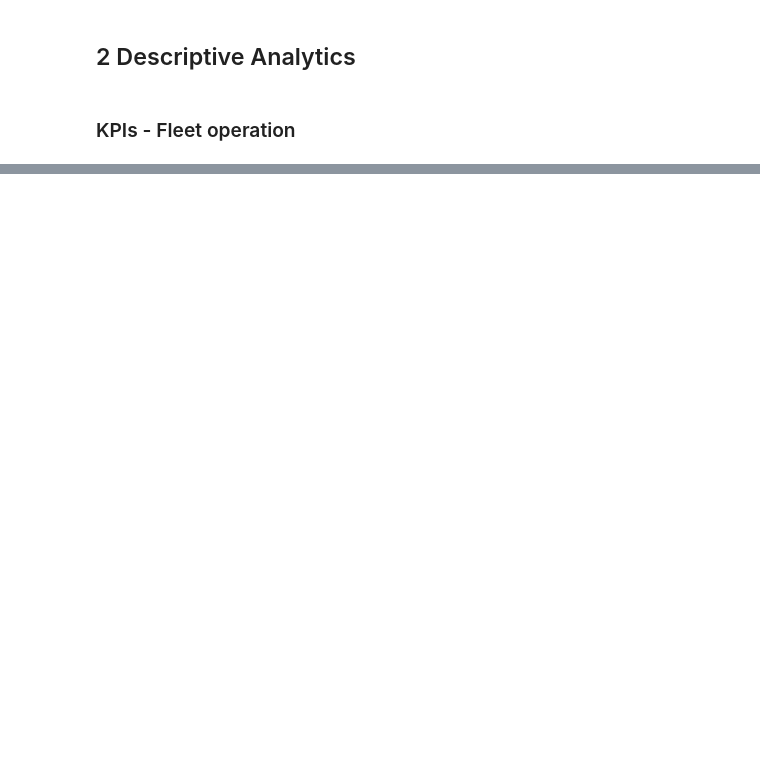
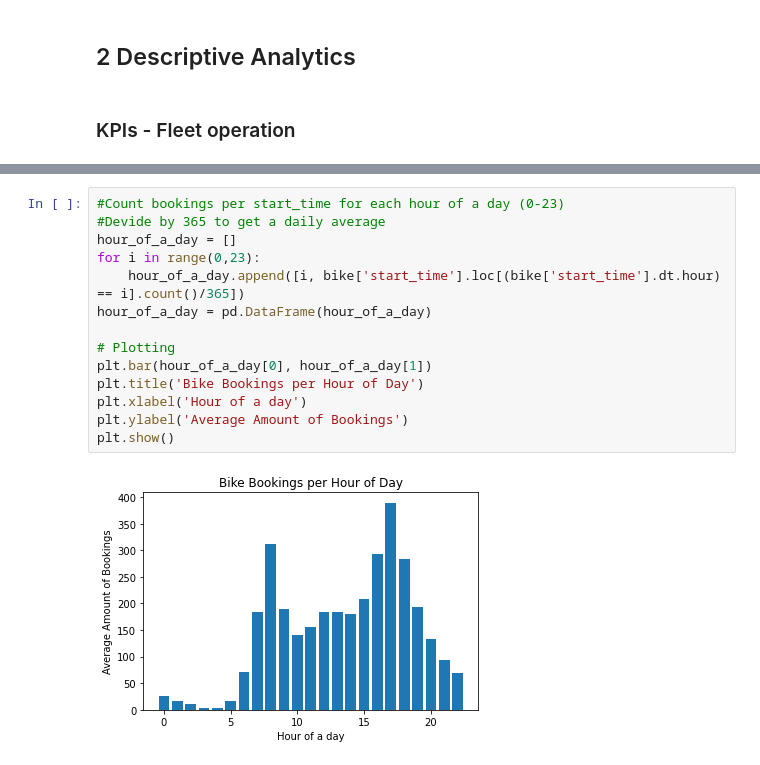
Before and after one commit to MoritzWagner13/Machine-Learning, a Jupyter notebook: Code.ipynb, the cells around one changed output, grey strips where cells are left out. Cells and saved outputs as stored; diff of their text form; blank space fills up the shorter version.

```diff
--- a/Code.ipynb
+++ b/Code.ipynb
@@ -420,0 +423,16 @@ bike.groupby(bike["start_time"].rename('Date').dt.date).size().plot.bar()
+# %%
+#Count bookings per start_time for each hour of a day (0-23)
+#Devide by 365 to get a daily average
+hour_of_a_day = []
+for i in range(0,23):
+    hour_of_a_day.append([i, bike['start_time'].loc[(bike['start_time'].dt.hour) == i].count()/365])
+hour_of_a_day = pd.DataFrame(hour_of_a_day)
+
+# Plotting
+plt.bar(hour_of_a_day[0], hour_of_a_day[1])
+plt.title('Bike Bookings per Hour of Day')
+plt.xlabel('Hour of a day')
+plt.ylabel('Average Amount of Bookings')
+plt.show()
+# %% [output]
+[figure, added]
```
Also changed, not shown: parts of 13 cells of this notebook.
